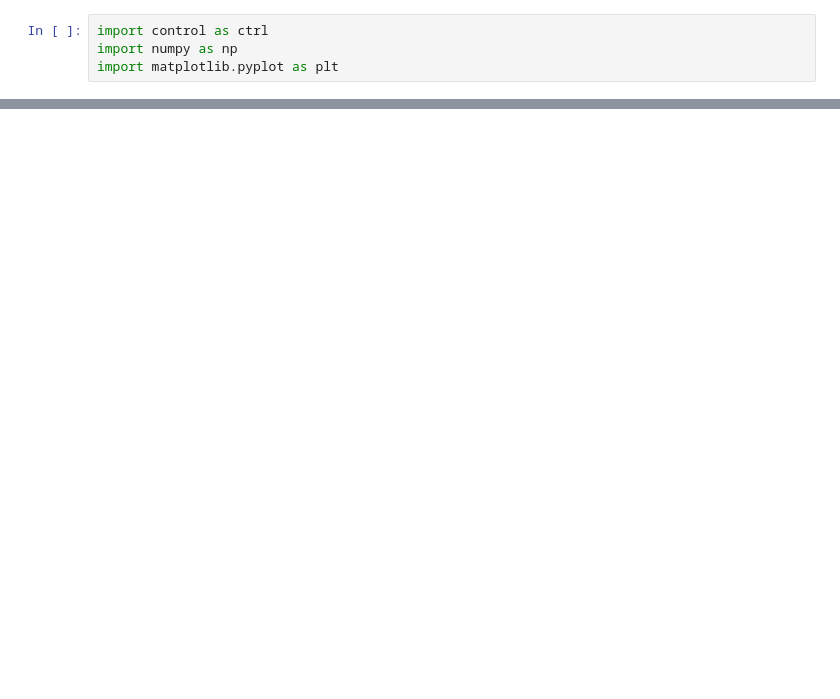
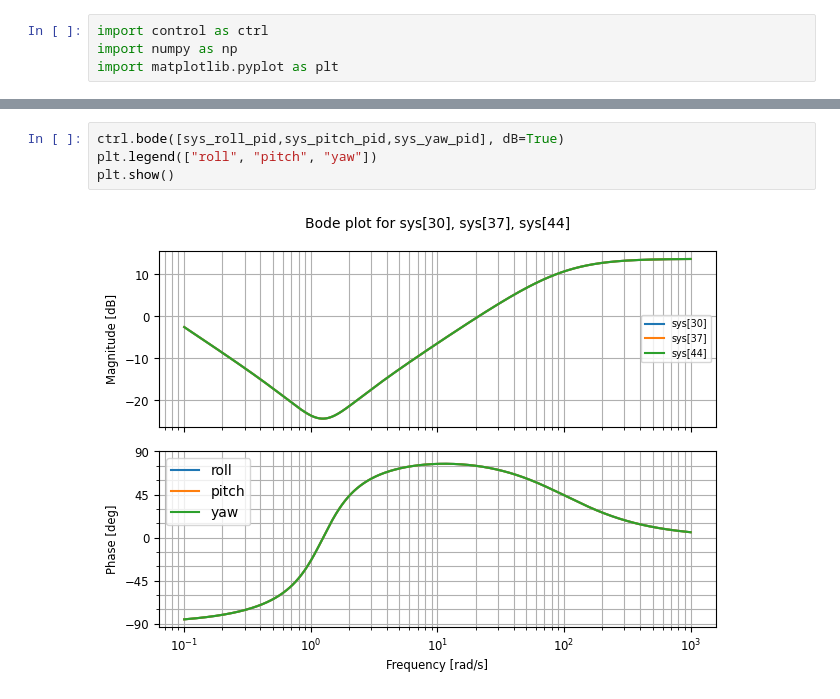
Before and after one commit to kouhei1970/colab_test, a Jupyter notebook: loopshape.ipynb, the cells around one changed output, grey strips where cells are left out. Cells and saved outputs as stored; diff of their text form; blank space fills up the shorter version.

```diff
--- a/loopshape.ipynb
+++ b/loopshape.ipynb
@@ -153,0 +212,6 @@ plt.show()
+# %%
+ctrl.bode([sys_roll_pid,sys_pitch_pid,sys_yaw_pid], dB=True)
+plt.legend(["roll", "pitch", "yaw"])
+plt.show()
+# %% [output]
+[figure, added]
```
Also changed, not shown: parts of 12 cells of this notebook.
